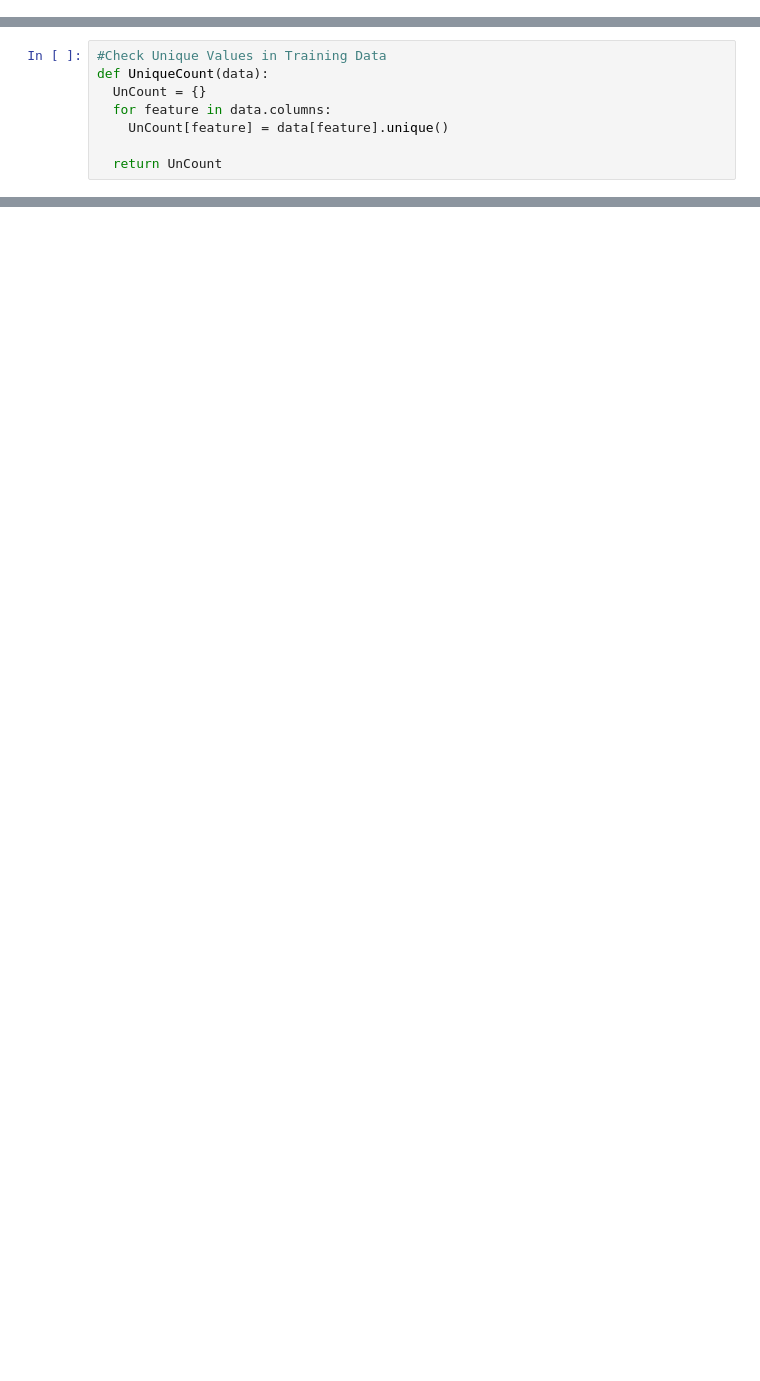
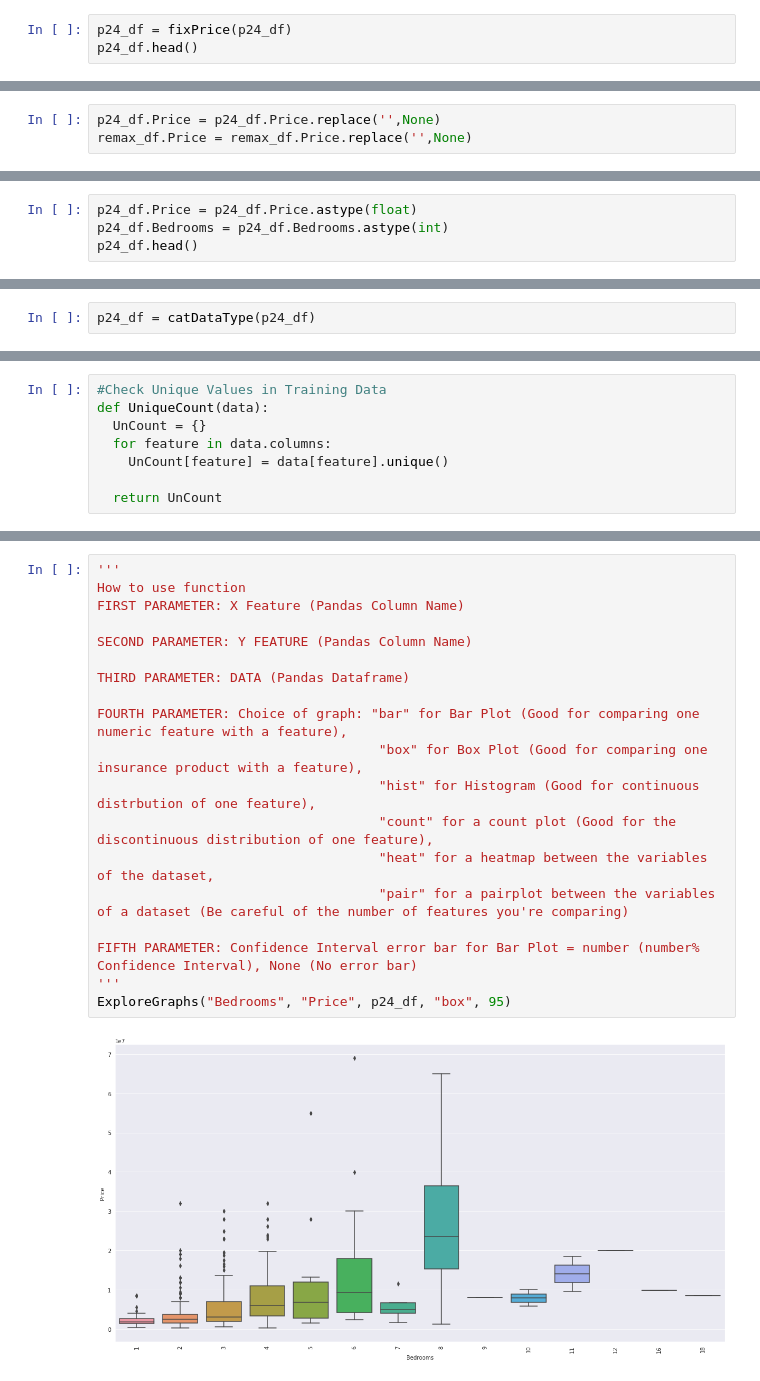
Before and after one commit to malcolmrite-dsi/CPT-House-Predictions, a Jupyter notebook: Data_Cleaning_Code.ipynb, the cells around one changed output, grey strips where cells are left out. Saved outputs shown, nothing was run; the diff lists cells and outputs as text; blank space fills up the shorter version.

```diff
--- a/Data_Cleaning_Code.ipynb
+++ b/Data_Cleaning_Code.ipynb
@@ -17,0 +188,3 @@ test_data = pd.read_csv("drive/My Drive/Test.csv")
+# %%
+p24_df = fixPrice(p24_df)
+p24_df.head()
@@ -17,0 +210,3 @@ test_data = pd.read_csv("drive/My Drive/Test.csv")
+# %%
+p24_df.Price = p24_df.Price.replace('',None)
+remax_df.Price = remax_df.Price.replace('',None)
@@ -17,0 +215,4 @@ test_data = pd.read_csv("drive/My Drive/Test.csv")
+# %%
+p24_df.Price = p24_df.Price.astype(float)
+p24_df.Bedrooms = p24_df.Bedrooms.astype(int)
+p24_df.head()
@@ -17,0 +253,2 @@ test_data = pd.read_csv("drive/My Drive/Test.csv")
+# %%
+p24_df = catDataType(p24_df)
@@ -504,0 +375,21 @@ pd.DataFrame(test_data).to_csv("drive/My Drive/test_data_samples.csv")
+# %%
+'''
+How to use function
+FIRST PARAMETER: X Feature (Pandas Column Name)
+
+SECOND PARAMETER: Y FEATURE (Pandas Column Name)
+
+THIRD PARAMETER: DATA (Pandas Dataframe)
+
+FOURTH PARAMETER: Choice of graph: "bar" for Bar Plot (Good for comparing one numeric feature with a feature),
+                                    "box" for Box Plot (Good for comparing one insurance product with a feature),
+                                    "hist" for Histogram (Good for continuous distrbution of one feature),
+                                    "count" for a count plot (Good for the discontinuous distribution of one feature),
+                                    "heat" for a heatmap between the variables of the dataset,
+                                    "pair" for a pairplot between the variables of a dataset (Be careful of the number of features you're comparing)
+
+FIFTH PARAMETER: Confidence Interval error bar for Bar Plot = number (number% Confidence Interval), None (No error bar)
+'''
+ExploreGraphs("Bedrooms", "Price", p24_df, "box", 95)
+# %% [output]
+[figure, added]
```
Also changed, not shown: parts of 111 cells of this notebook.
